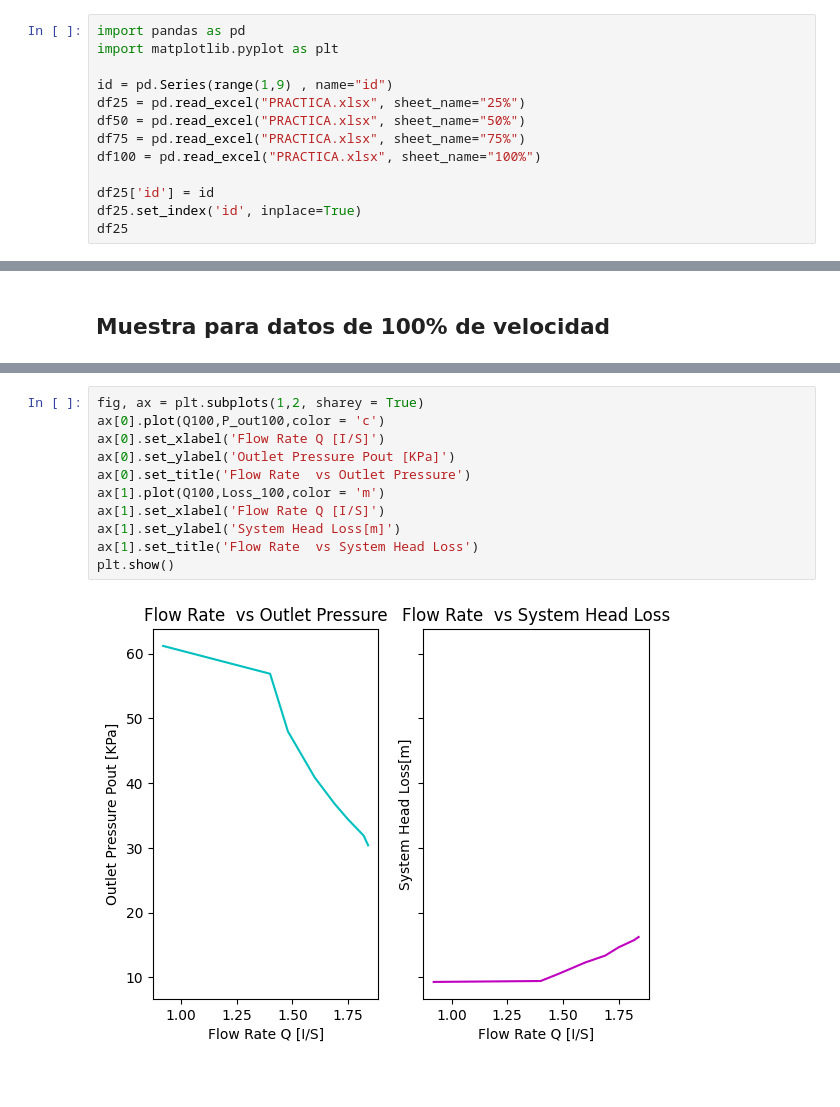
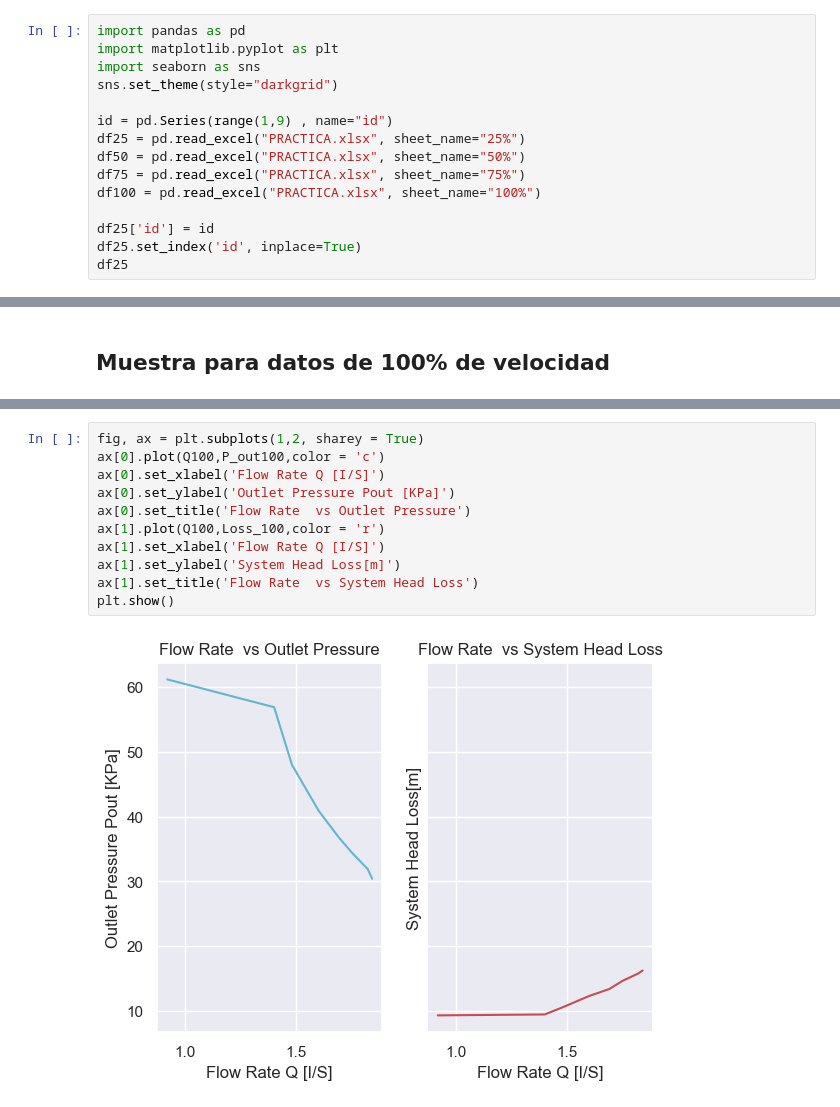
Before and after one commit to HiramTorres/Reports_Lab, a Jupyter notebook: Hidraulica/Analisis_perdidas.ipynb, the cells around one changed output, grey strips where cells are left out. Drawn from its saved outputs; the diff is of its cells as text; blank space fills up the shorter version.

Commit message:
Agregué Seaborn para diseño de gráficos

```diff
--- a/Hidraulica/Analisis_perdidas.ipynb
+++ b/Hidraulica/Analisis_perdidas.ipynb
@@ -5,6 +5,8 @@
 # %%
 import pandas as pd
 import matplotlib.pyplot as plt
+import seaborn as sns
+sns.set_theme(style="darkgrid")
 
 id = pd.Series(range(1,9) , name="id")
 df25 = pd.read_excel("PRACTICA.xlsx", sheet_name="25%")
@@ -145,13 +147,13 @@ plt.show()
 # %%
 fig, ax = plt.subplots(1,2, sharey = True)
 ax[0].plot(Q100,P_out100,color = 'c')
 ax[0].set_xlabel('Flow Rate Q [I/S]')
 ax[0].set_ylabel('Outlet Pressure Pout [KPa]')
 ax[0].set_title('Flow Rate  vs Outlet Pressure')
-ax[1].plot(Q100,Loss_100,color = 'm')
+ax[1].plot(Q100,Loss_100,color = 'r')
 ax[1].set_xlabel('Flow Rate Q [I/S]')
 ax[1].set_ylabel('System Head Loss[m]')
 ax[1].set_title('Flow Rate  vs System Head Loss')
 plt.show()
 # %% [output]
-[figure, old version]
+[figure, new version]
```
Also changed, not shown: parts of 4 cells of this notebook.
